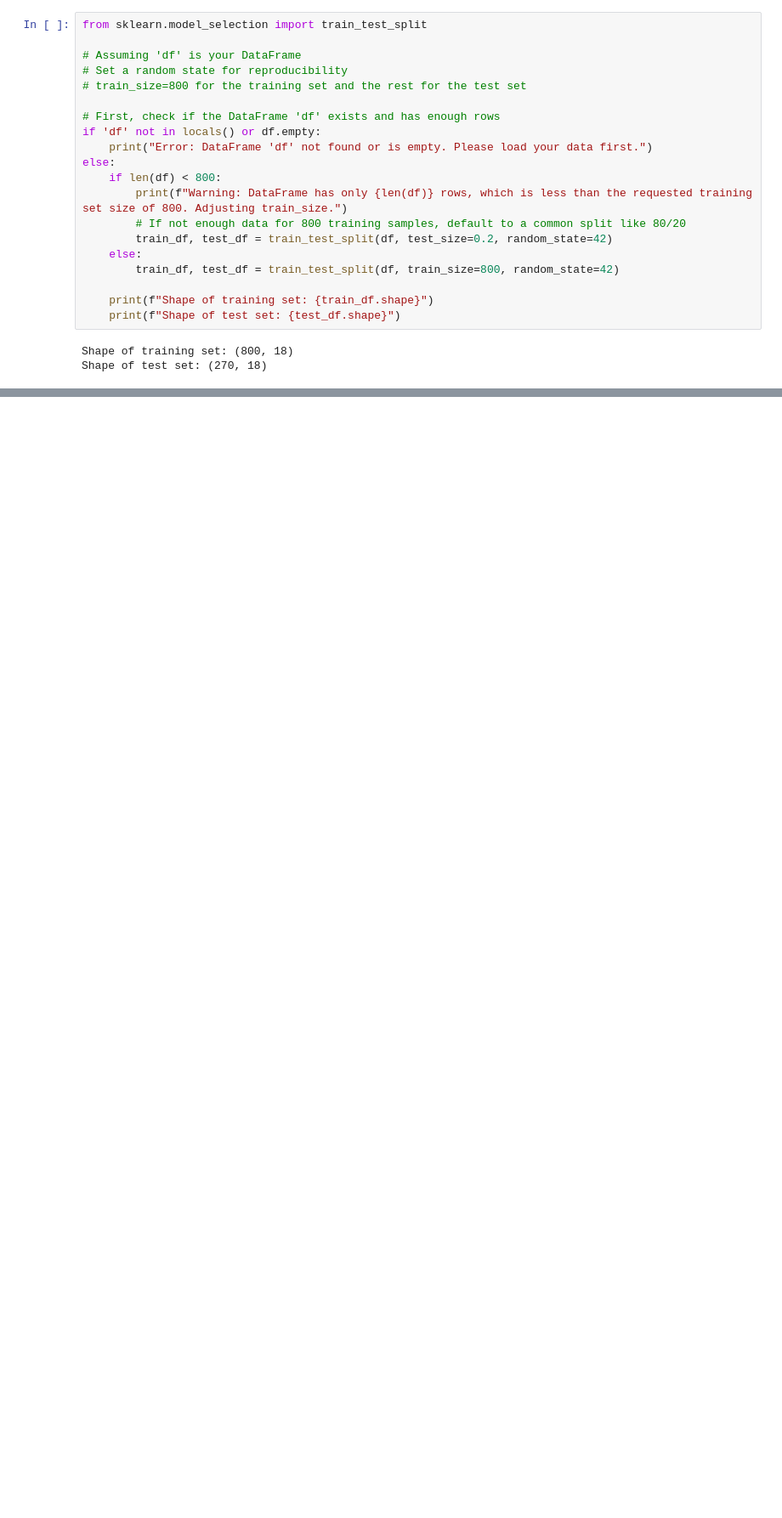
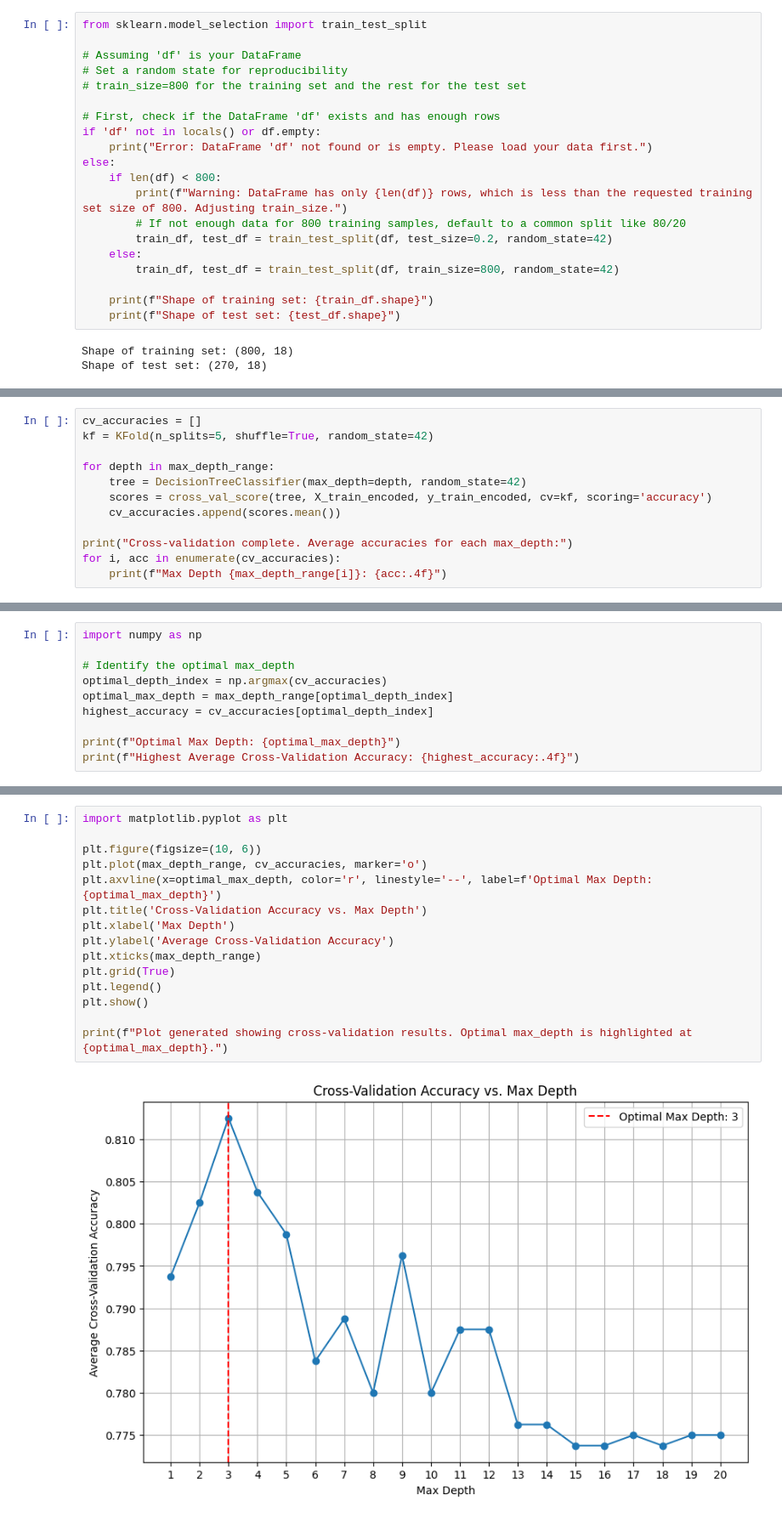
Before and after one commit to rguang/ISLP, a Jupyter notebook: Ch8 Lab.ipynb, the cells around one changed output, grey strips where cells are left out. Shown at 85% size. Saved outputs shown, nothing was run; the diff lists cells and outputs as text; blank space fills up the shorter version.

```diff
--- a/Ch8 Lab.ipynb
+++ b/Ch8 Lab.ipynb
@@ -73,0 +281,12 @@ Error: 'train_df' not found. Please run previous cells to create it.
+# %%
+cv_accuracies = []
+kf = KFold(n_splits=5, shuffle=True, random_state=42)
+
+for depth in max_depth_range:
+    tree = DecisionTreeClassifier(max_depth=depth, random_state=42)
+    scores = cross_val_score(tree, X_train_encoded, y_train_encoded, cv=kf, scoring='accuracy')
+    cv_accuracies.append(scores.mean())
+
+print("Cross-validation complete. Average accuracies for each max_depth:")
+for i, acc in enumerate(cv_accuracies):
+    print(f"Max Depth {max_depth_range[i]}: {acc:.4f}")
@@ -73,0 +314,10 @@ Error: 'train_df' not found. Please run previous cells to create it.
+# %%
+import numpy as np
+
+# Identify the optimal max_depth
+optimal_depth_index = np.argmax(cv_accuracies)
+optimal_max_depth = max_depth_range[optimal_depth_index]
+highest_accuracy = cv_accuracies[optimal_depth_index]
+
+print(f"Optimal Max Depth: {optimal_max_depth}")
+print(f"Highest Average Cross-Validation Accuracy: {highest_accuracy:.4f}")
@@ -73,0 +342,17 @@ Error: 'train_df' not found. Please run previous cells to create it.
+# %%
+import matplotlib.pyplot as plt
+
+plt.figure(figsize=(10, 6))
+plt.plot(max_depth_range, cv_accuracies, marker='o')
+plt.axvline(x=optimal_max_depth, color='r', linestyle='--', label=f'Optimal Max Depth: {optimal_max_depth}')
+plt.title('Cross-Validation Accuracy vs. Max Depth')
+plt.xlabel('Max Depth')
+plt.ylabel('Average Cross-Validation Accuracy')
+plt.xticks(max_depth_range)
+plt.grid(True)
+plt.legend()
+plt.show()
+
+print(f"Plot generated showing cross-validation results. Optimal max_depth is highlighted at {optimal_max_depth}.")
+# %% [output]
+[figure, added]
```
Also changed, not shown: parts of 47 cells of this notebook.
